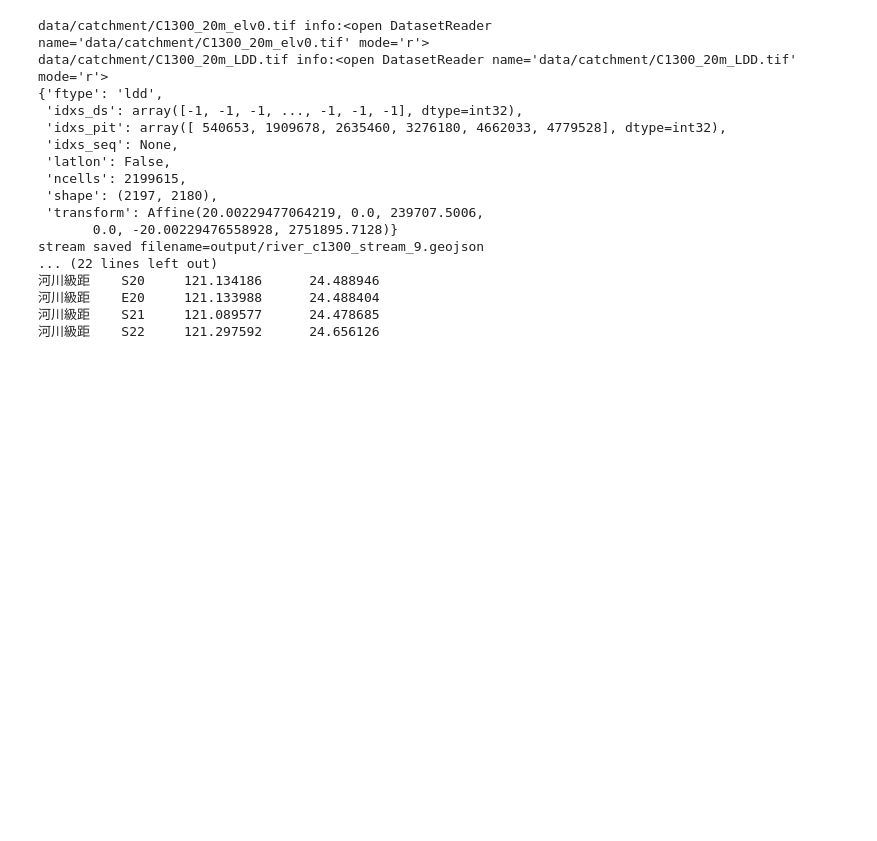
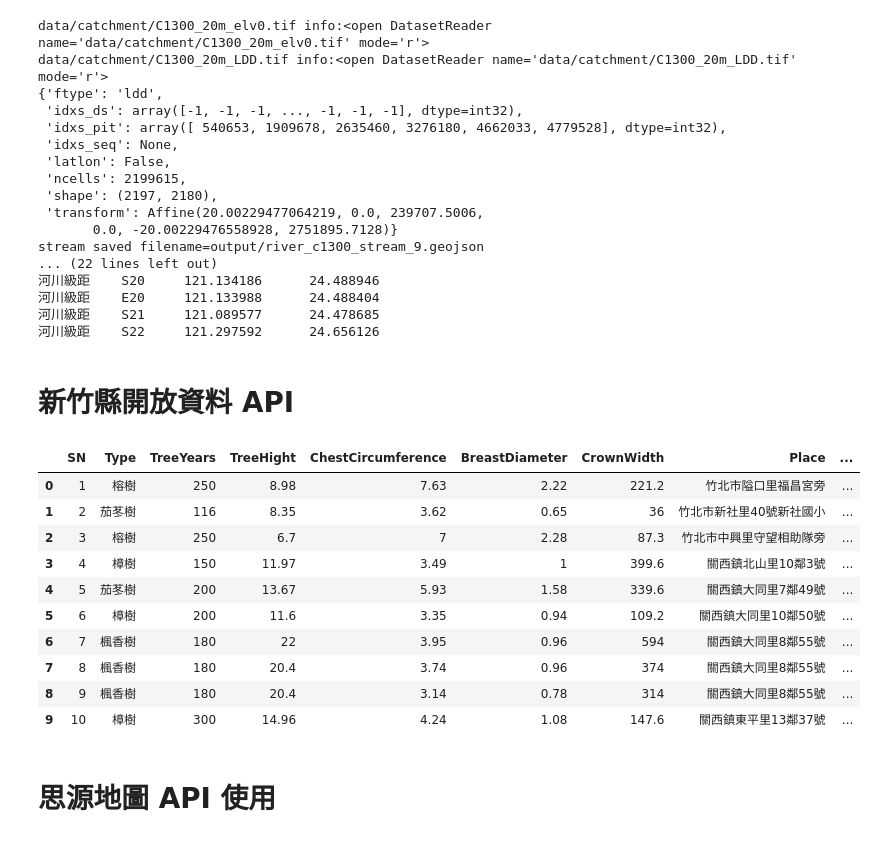
Before and after one commit to LinkItONEDevGroup/waterswak, a Jupyter notebook: engineer_mode.ipynb, the cells around one changed output. Cells and saved outputs as stored; diff of their text form; code cells hidden in the pictures; blank space fills up the shorter version.

```diff
--- a/engineer_mode.ipynb
+++ b/engineer_mode.ipynb
@@ -1322,10 +1341,11 @@ if 0: # filename rule: None: return json, '' use default filename
     fd.streams(9,'')
     fd.desc_stream()
 if 1:
-    points=[[260993,2735861,'油羅上坪匯流'],[253520,2743364,'隆恩堰'],[247785,2746443,'湳雅取水口']]
+    #points=[[260993,2735861,'油羅上坪匯流'],[253520,2743364,'隆恩堰'],[247785,2746443,'湳雅取水口']]
     #points=[[260993,2735861,'油羅上坪匯流']]
+    points=[[265751,2715857,'S1']]
     #points=[[272866,2736115,'油羅A']]
-    bas_gdf = fd.basins(points,'')
+    #bas_gdf = fd.basins(points,'')
     fd.path(points,'')
     #a=bas_gdf[1].iloc[1]['geometry']
     #b=bas_gdf[0].iloc[1]['geometry']
@@ -2619,3 +2794,32 @@ stream saved filename=output/river_c1300_stream_9.geojson
 河川級距    E20     121.133988      24.488404
 河川級距    S21     121.089577      24.478685
 河川級距    S22     121.297592      24.656126
+# %% [markdown]
+# 新竹縣開放資料 API
+# %%
+headers = {"User-Agent": "Mozilla/5.0 (Windows NT 10.0; Win64; x64) AppleWebKit/537.36 (KHTML, like Gecko) Chrome/70.0.3538.77 Safari/537.36"}
+if 1: #新竹縣列管珍貴老樹資料
+    api_id="oldtreelist"
+    url="https://www.hsinchu.gov.tw/Mget/RestfulAPI/oldtreelist"
+    filename="output/hsinchu_county_%s.json" %(api_id)
+
+#r = requests.get(url, headers=headers, params = {})
+r = requests.get(url, params = {})
+open(filename, 'wb').write(r.content)
+data = load_json(filename)
+df=pd.DataFrame.from_dict(data)
+df
+# %% [output]
+|  | SN | Type | TreeYears | TreeHight | ChestCircumference | BreastDiameter | CrownWidth | Place | ... |
+| 0 | 1 | 榕樹 | 250 | 8.98 | 7.63 | 2.22 | 221.2 | 竹北市隘口里福昌宮旁 | ... |
+| 1 | 2 | 茄苳樹 | 116 | 8.35 | 3.62 | 0.65 | 36 | 竹北市新社里40號新社國小 | ... |
+| 2 | 3 | 榕樹 | 250 | 6.7 | 7 | 2.28 | 87.3 | 竹北市中興里守望相助隊旁 | ... |
+| 3 | 4 | 樟樹 | 150 | 11.97 | 3.49 | 1 | 399.6 | 關西鎮北山里10鄰3號 | ... |
+| 4 | 5 | 茄苳樹 | 200 | 13.67 | 5.93 | 1.58 | 339.6 | 關西鎮大同里7鄰49號 | ... |
+| 5 | 6 | 樟樹 | 200 | 11.6 | 3.35 | 0.94 | 109.2 | 關西鎮大同里10鄰50號 | ... |
+| 6 | 7 | 楓香樹 | 180 | 22 | 3.95 | 0.96 | 594 | 關西鎮大同里8鄰55號 | ... |
+| 7 | 8 | 楓香樹 | 180 | 20.4 | 3.74 | 0.96 | 374 | 關西鎮大同里8鄰55號 | ... |
+| 8 | 9 | 楓香樹 | 180 | 20.4 | 3.14 | 0.78 | 314 | 關西鎮大同里8鄰55號 | ... |
+| 9 | 10 | 樟樹 | 300 | 14.96 | 4.24 | 1.08 | 147.6 | 關西鎮東平里13鄰37號 | ... |
+# %% [markdown]
+# 思源地圖 API 使用
```
Also changed, not shown: parts of 14 cells of this notebook, 13 other files.
